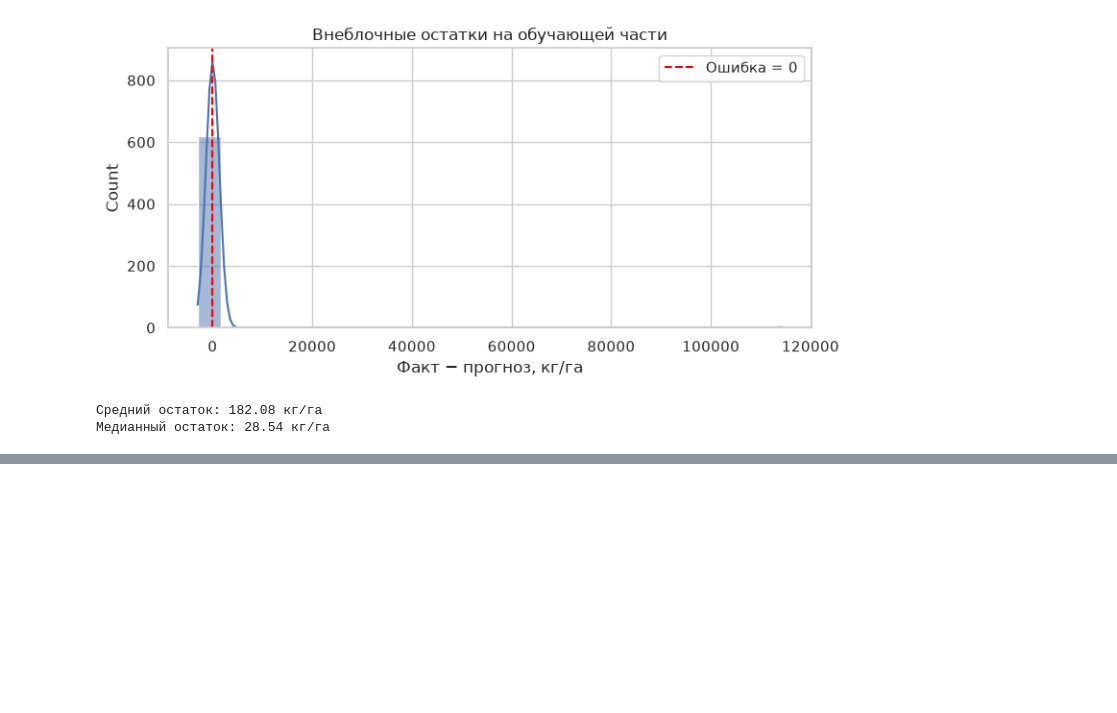
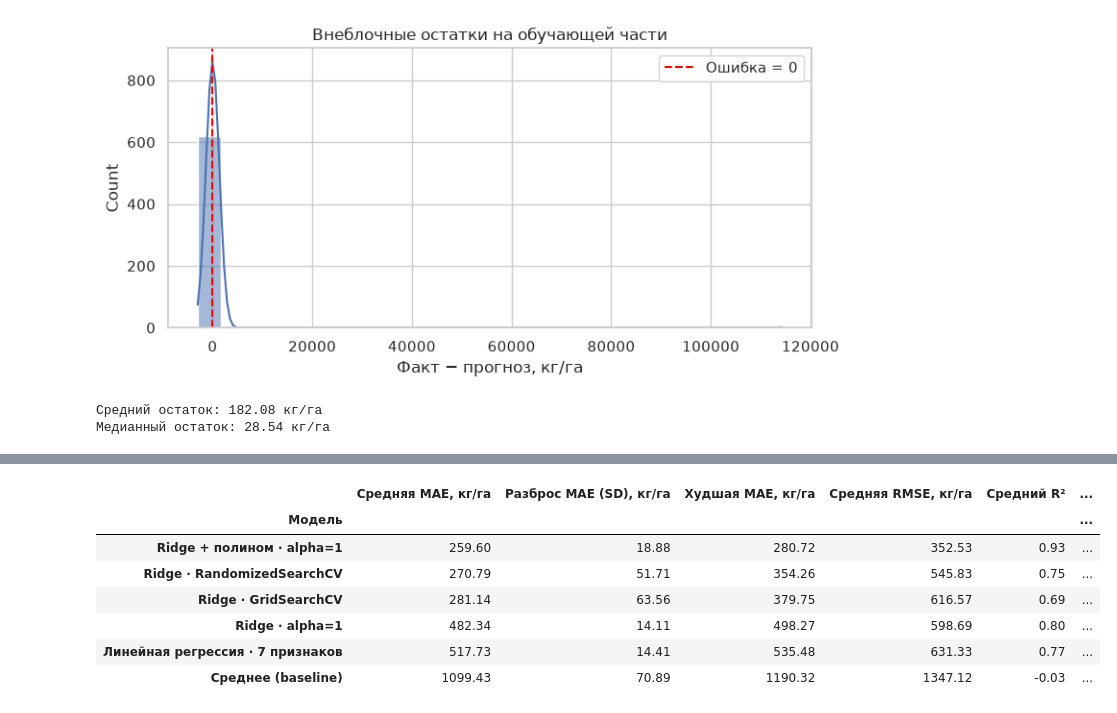
Before and after one commit to PrudyvusP/ml_blueberry, a Jupyter notebook: team_9_blueberry.ipynb, the cells around one changed output, grey strips where cells are left out. Drawn from its saved outputs; the diff is of its cells as text; code cells hidden in the pictures; blank space fills up the shorter version.

```diff
--- a/team_9_blueberry.ipynb
+++ b/team_9_blueberry.ipynb
@@ -1275,0 +1360,69 @@ print("Медианный остаток:", round(residuals.median(), 2), "кг/
+# %%
+outer_splits = list(cv.split(X_raw, y_train))
+regularization_rows = []
+case_predictions = []
+case_idx = df_raw.index[df_raw["Row#"] == 776]
+
+for name, estimator in regularization_models.items():
+    evaluation = cross_validate(
+        estimator, X_raw, y_train, cv=outer_splits,
+        scoring={
+            "mae": "neg_mean_absolute_error",
+            "rmse": "neg_root_mean_squared_error",
+            "r2": "r2",
+        },
+        return_estimator=True, error_score="raise",
+    )
+
+    for fold, (_, valid_idx) in enumerate(outer_splits, start=1):
+        fitted = evaluation["estimator"][fold - 1]
+        best_params = getattr(fitted, "best_params_", None)
+        selected_pipeline = getattr(fitted, "best_estimator_", fitted)
+        steps = getattr(selected_pipeline, "named_steps", {})
+        ridge = steps.get("ridge")
+        regularization_rows.append({
+            "Модель": name,
+            "Фолд": fold,
+            "MAE, кг/га": -evaluation["test_mae"][fold - 1],
+            "RMSE, кг/га": -evaluation["test_rmse"][fold - 1],
+            "R²": evaluation["test_r2"][fold - 1],
+            "Степень": 2 if isinstance(steps.get("poly"), PolynomialFeatures) else (1 if steps else None),
+            "alpha": ridge.alpha if ridge is not None else None,
+            "MAE внутренней CV, кг/га": -fitted.best_score_ if best_params else None,
+        })
+
+        if case_idx.isin(X_raw.index[valid_idx]).any():
+            observed = y_train.loc[case_idx].iloc[0]
+            forecast = fitted.predict(X_raw.loc[case_idx])[0]
+            case_predictions.append({
+                "Модель": name, "Фолд": fold, "Факт, кг/га": observed,
+                "Прогноз, кг/га": forecast, "Абсолютная ошибка, кг/га": abs(observed - forecast),
+            })
+
+regularization_folds = pd.DataFrame(regularization_rows).set_index(["Модель", "Фолд"])
+regularization_summary = regularization_folds.groupby(level="Модель", sort=False).agg(
+    mean_mae=("MAE, кг/га", "mean"),
+    std_mae=("MAE, кг/га", "std"),
+    worst_mae=("MAE, кг/га", "max"),
+    mean_rmse=("RMSE, кг/га", "mean"),
+    mean_r2=("R²", "mean"),
+)
+regularization_summary.columns = [
+    "Средняя MAE, кг/га", "Разброс MAE (SD), кг/га", "Худшая MAE, кг/га",
+    "Средняя RMSE, кг/га", "Средний R²",
+]
+mae_column = "Средняя MAE, кг/га"
+reference_mae = regularization_summary.loc[linear_name, mae_column]
+regularization_summary["Снижение MAE к линейной, кг/га"] = (
+    reference_mae - regularization_summary[mae_column]
+)
+regularization_summary.sort_values(mae_column).round(2)
+# %% [output]
+|  | Средняя MAE, кг/га | Разброс MAE (SD), кг/га | Худшая MAE, кг/га | Средняя RMSE, кг/га | Средний R² | ... |
+| Модель |  |  |  |  |  | ... |
+| Ridge + полином · alpha=1 | 259.60 | 18.88 | 280.72 | 352.53 | 0.93 | ... |
+| Ridge · RandomizedSearchCV | 270.79 | 51.71 | 354.26 | 545.83 | 0.75 | ... |
+| Ridge · GridSearchCV | 281.14 | 63.56 | 379.75 | 616.57 | 0.69 | ... |
+| Ridge · alpha=1 | 482.34 | 14.11 | 498.27 | 598.69 | 0.80 | ... |
+| Линейная регрессия · 7 признаков | 517.73 | 14.41 | 535.48 | 631.33 | 0.77 | ... |
+| Среднее (baseline) | 1099.43 | 70.89 | 1190.32 | 1347.12 | -0.03 | ... |
```
Also changed, not shown: parts of 19 cells of this notebook, 1 other file.
